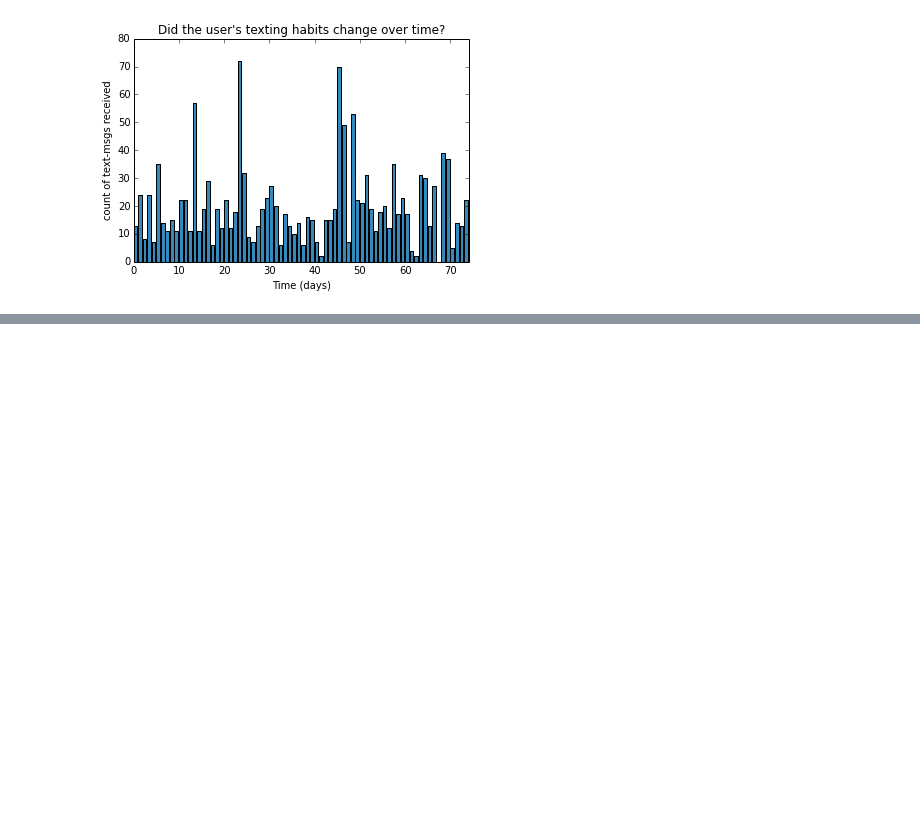
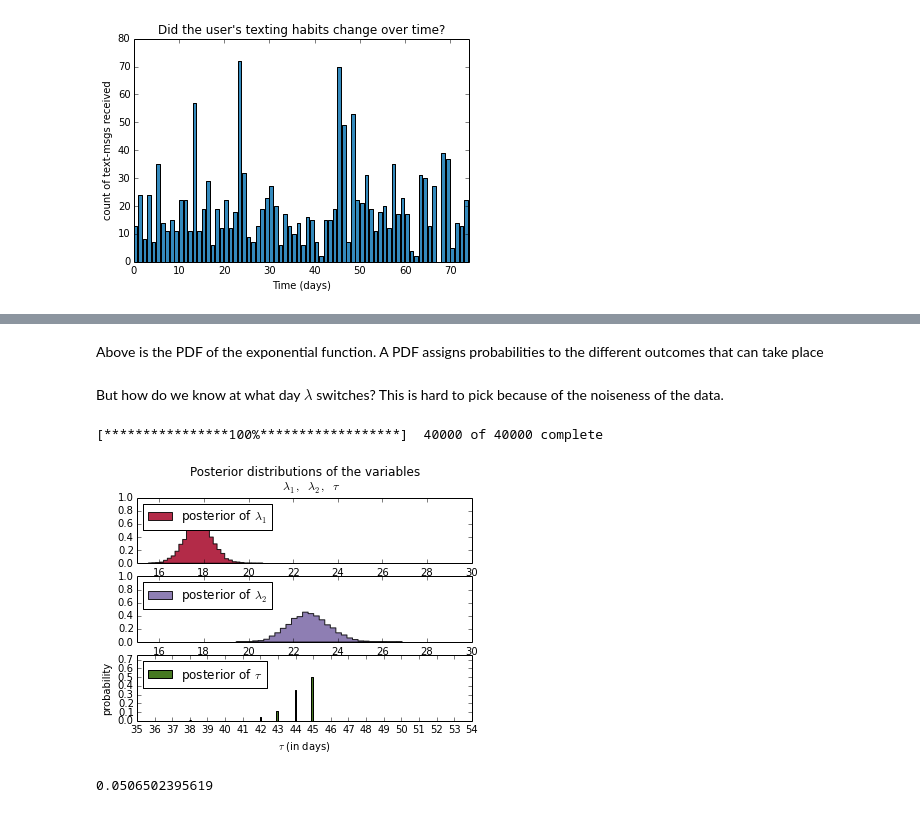
Before and after one commit to tfolkman/BayesForHackers, a Jupyter notebook: Bayes for Hackers.ipynb, the cells around one changed output, grey strips where cells are left out. Saved outputs shown, nothing was run; the diff lists cells and outputs as text; code cells hidden in the pictures; blank space fills up the shorter version.

```diff
--- a/Bayes for Hackers.ipynb
+++ b/Bayes for Hackers.ipynb
@@ -24,0 +46,70 @@ u'C:\\Users\\tfolkman\\Documents\\Unix'
+# %% [markdown]
+Above is the PDF of the exponential function. A PDF assigns probabilities to the different outcomes that can take place
+# %% [markdown]
+But how do we know at what day $\lambda$ switches? This is hard to pick because of the noiseness of the data.
+# %%
+import pymc as mc
+
+alpha = 1.0/count_data.mean()  # Recall count_data is the
+                               # variable that holds our txt counts
+lambda_1 = mc.Exponential("lambda_1", alpha)
+lambda_2 = mc.Exponential("lambda_2", alpha)
+
+tau = mc.DiscreteUniform("tau", lower=0, upper=n_count_data)
+
+@mc.deterministic
+def lambda_(tau=tau, lambda_1=lambda_1, lambda_2=lambda_2):
+    out = np.zeros(n_count_data)
+    out[:tau] = lambda_1  # lambda before tau is lambda1
+    out[tau:] = lambda_2  # lambda after (and including) tau is lambda2
+    return out
+
+observation = mc.Poisson("obs", lambda_, value=count_data, observed=True)
+
+model = mc.Model([observation, lambda_1, lambda_2, tau])
+
+mcmc = mc.MCMC(model)
+mcmc.sample(40000, 10000, 1)
+
+lambda_1_samples = mcmc.trace('lambda_1')[:]
+lambda_2_samples = mcmc.trace('lambda_2')[:]
+tau_samples = mcmc.trace('tau')[:]
+
+ax = plt.subplot(311)
+ax.set_autoscaley_on(False)
+
+plt.hist(lambda_1_samples, histtype='stepfilled', bins=30, alpha=0.85,
+         label="posterior of $\lambda_1$", color="#A60628", normed=True)
+plt.legend(loc="upper left")
+plt.title(r"""Posterior distributions of the variables
+    $\lambda_1,\;\lambda_2,\;\tau$""")
+plt.xlim([15, 30])
+plt.xlabel("$\lambda_1$ value")
+
+ax = plt.subplot(312)
+ax.set_autoscaley_on(False)
+plt.hist(lambda_2_samples, histtype='stepfilled', bins=30, alpha=0.85,
+         label="posterior of $\lambda_2$", color="#7A68A6", normed=True)
+plt.legend(loc="upper left")
+plt.xlim([15, 30])
+plt.xlabel("$\lambda_2$ value")
+
+plt.subplot(313)
+w = 1.0 / tau_samples.shape[0] * np.ones_like(tau_samples)
+plt.hist(tau_samples, bins=n_count_data, alpha=1,
+         label=r"posterior of $\tau$",
+         color="#467821", weights=w, rwidth=2.)
+plt.xticks(np.arange(n_count_data))
+
+plt.legend(loc="upper left")
+plt.ylim([0, .75])
+plt.xlim([35, len(count_data)-20])
+plt.xlabel(r"$\tau$ (in days)")
+plt.ylabel("probability");
+# %% [output]
+[****************100%******************]  40000 of 40000 complete
+[figure, added]
+# %%
+print alpha
+# %% [output]
+0.0506502395619
```
Also changed, not shown: parts of 3 cells of this notebook.
